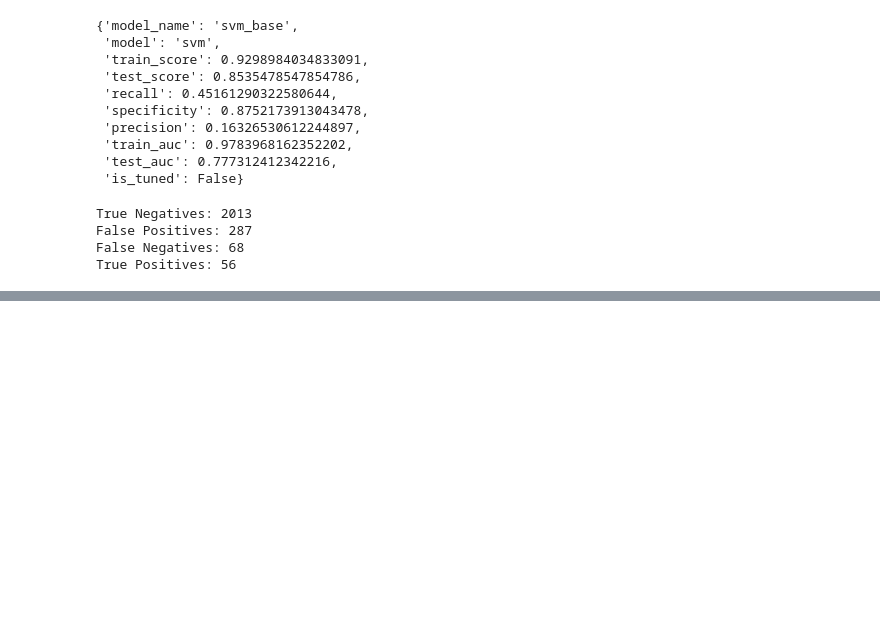
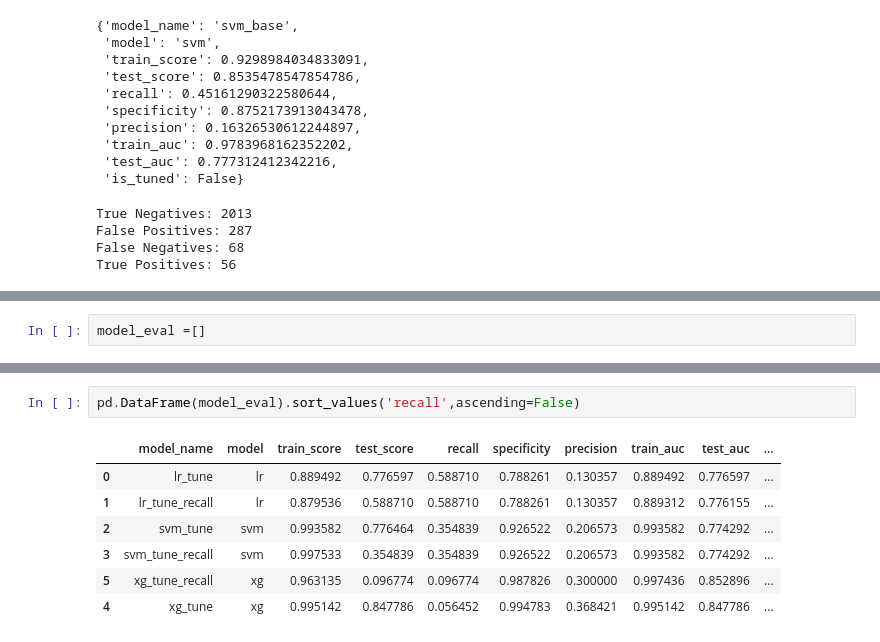
Before and after one commit to sujayjangam/Project-4-DSI, a Jupyter notebook: code/Modeling_Dickson_2.ipynb, the cells around one changed output, grey strips where cells are left out. Cells and saved outputs as stored; diff of their text form; blank space fills up the shorter version.

```diff
--- a/code/Modeling_Dickson_2.ipynb
+++ b/code/Modeling_Dickson_2.ipynb
@@ -533,0 +653,2 @@ overtrain_s[4:].mean()
+# %%
+model_eval =[]
@@ -533,0 +852,10 @@ overtrain_s[4:].mean()
+# %%
+pd.DataFrame(model_eval).sort_values('recall',ascending=False)
+# %% [output]
+|  | model_name | model | train_score | test_score | recall | specificity | precision | train_auc | test_auc | ... |
+| 0 | lr_tune | lr | 0.889492 | 0.776597 | 0.588710 | 0.788261 | 0.130357 | 0.889492 | 0.776597 | ... |
+| 1 | lr_tune_recall | lr | 0.879536 | 0.588710 | 0.588710 | 0.788261 | 0.130357 | 0.889312 | 0.776155 | ... |
+| 2 | svm_tune | svm | 0.993582 | 0.776464 | 0.354839 | 0.926522 | 0.206573 | 0.993582 | 0.774292 | ... |
+| 3 | svm_tune_recall | svm | 0.997533 | 0.354839 | 0.354839 | 0.926522 | 0.206573 | 0.993582 | 0.774292 | ... |
+| 5 | xg_tune_recall | xg | 0.963135 | 0.096774 | 0.096774 | 0.987826 | 0.300000 | 0.997436 | 0.852896 | ... |
+| 4 | xg_tune | xg | 0.995142 | 0.847786 | 0.056452 | 0.994783 | 0.368421 | 0.995142 | 0.847786 | ... |
```
Also changed, not shown: parts of 24 cells of this notebook.
